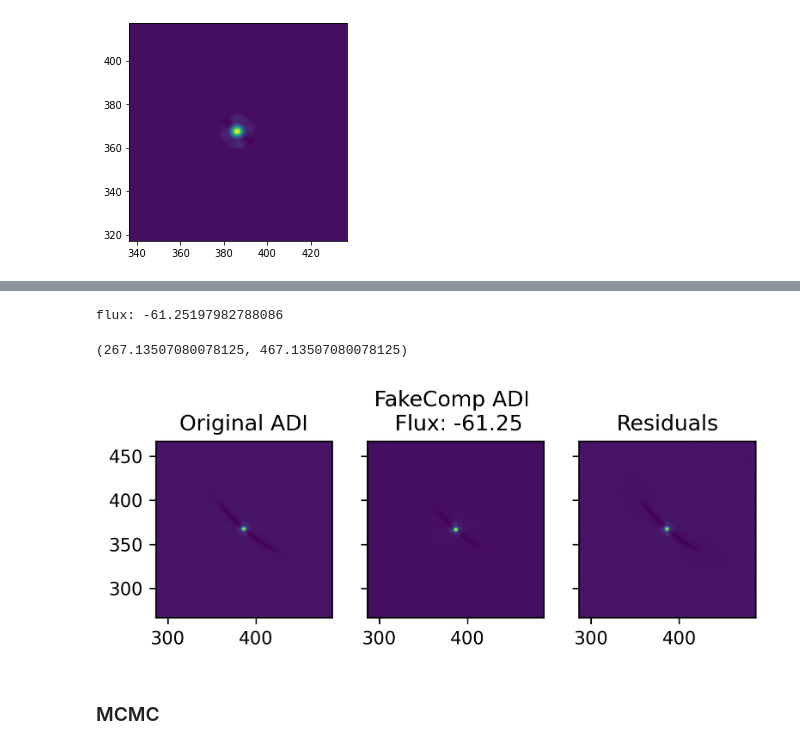
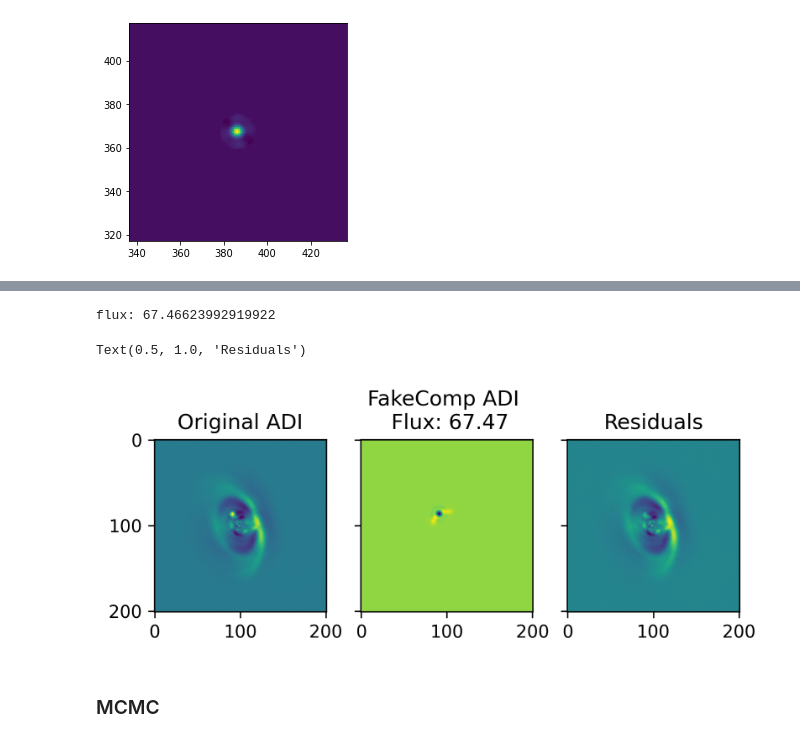
Before and after one commit to yemsnucleus/NEGFC, a Jupyter notebook: negfc_gpu.ipynb, the cells around one changed output, grey strips where cells are left out. Cells and saved outputs as stored; diff of their text form; code cells hidden in the pictures.

```diff
--- a/negfc_gpu.ipynb
+++ b/negfc_gpu.ipynb
@@ -179,13 +171,11 @@ def wrapper(fn, fwhm, std=True):
     return inner
 # %%
 nfwhm = 2
-custom_loss_w = wrapper(custom_loss, fwhm=table.iloc[0]['fwhm_mean']+nfwhm, std=False)
+custom_loss_w = wrapper(custom_loss, fwhm=table.iloc[0]['fwhm_mean']*nfwhm, std=False)
 
-dataset, recovery = get_dataset(cube, normalized_psf, rot_ang, normalize=1)
+dataset, recovery = get_dataset(cube, normalized_psf, rot_ang, normalize=0)
 
 model = get_model(x_init=table.iloc[0]['x'],
                   y_init=table.iloc[0]['y'],
                   cube=cube)
-
-model.compile(loss_fn=custom_loss_w, optimizer=Adam(5))
 # model.summary()
@@ -206,5 +194,10 @@ plt.xlim(x_-50, x_+50)
 [figure]
 # %%
 %%time
-hist = model.fit(dataset, epochs=200, verbose=1)
+es = tf.keras.callbacks.EarlyStopping(
+    monitor='loss', patience=40,
+)
+model.compile(loss_fn=custom_loss_w, optimizer=Adam(1))
+
+hist = model.fit(dataset, epochs=500, verbose=1, callbacks=[es])
 # %% [output]
@@ -233,11 +227,11 @@ plt.plot(hist.history['loss'])
 # %%
 x_firstguess = model.trainable_variables[0]
 y_firstguess = model.trainable_variables[1]
-flux_firstguess = model.trainable_variables[2]*(recovery[0]-recovery[0]) + recovery[0]
+flux_firstguess = model.trainable_variables[2]#*(recovery[0]-recovery[0]) + recovery[0]
 flux_firstguess = flux_firstguess[0]
 print('flux: {}'.format(flux_firstguess))
 # %% [output]
-flux: -61.25197982788086
+flux: 67.46623992919922
 # %%
 patch = tfnegfc.create_patch(cube[0, 0], normalized_psf[0])
 
@@ -253,17 +247,17 @@ adi_image_fake_zeros = tfnegfc.apply_adi(fake_zeros,
 # %%
 fig, axes = plt.subplots(1, 3, sharex=True, sharey=True, dpi=300)
 axes[0].imshow(adi_image)
 axes[0].set_title('Original ADI')
 axes[1].imshow(adi_image_fake_zeros)
 axes[1].set_title('FakeComp ADI \n Flux: {:.2f}'.format(flux_firstguess))
 axes[2].imshow(adi_image+adi_image_fake_zeros)
 axes[2].set_title('Residuals')
 
-axes[2].set_xlim(x_firstguess-100, x_firstguess+100)
-axes[2].set_ylim(y_firstguess-100, y_firstguess+100)
+# axes[2].set_xlim(x_firstguess-100, x_firstguess+100)
+# axes[2].set_ylim(y_firstguess-100, y_firstguess+100)
 # %% [output]
-(267.13507080078125, 467.13507080078125)
+Text(0.5, 1.0, 'Residuals')
-[figure, old version]
+[figure, new version]
 # %% [markdown]
 ### MCMC
 # %%
```
Also changed, not shown: parts of 14 cells of this notebook, 3 other files.
